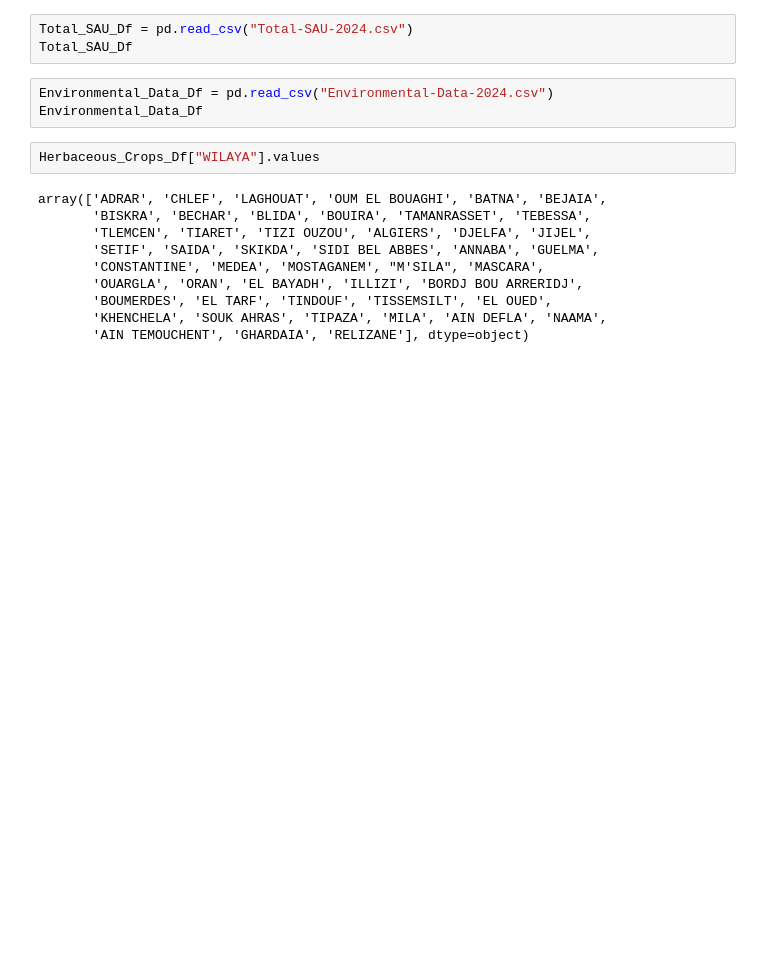
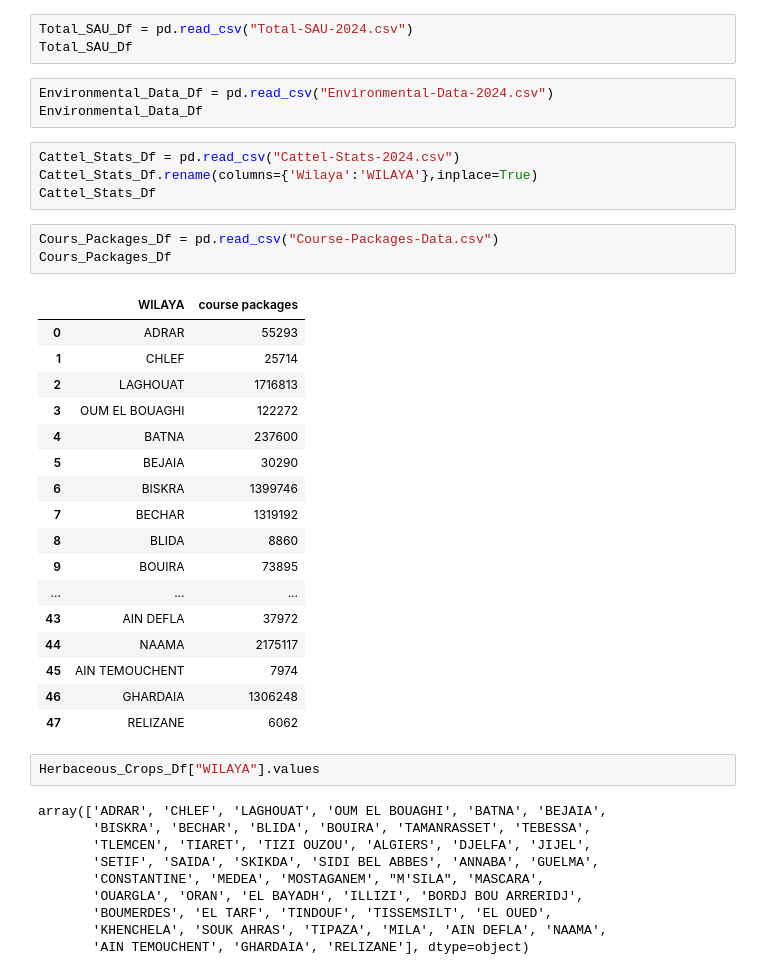
Before and after one commit to Mouadh-Bourezg/DataMiningProject, a Jupyter notebook: projectNotebook.ipynb, the cells around one changed output. Cells and saved outputs as stored; diff of their text form; blank space fills up the shorter version.

```diff
--- a/projectNotebook.ipynb
+++ b/projectNotebook.ipynb
@@ -15,6 +15,31 @@ Total_SAU_Df
 # %%
 Environmental_Data_Df = pd.read_csv("Environmental-Data-2024.csv")
 Environmental_Data_Df
+# %%
+Cattel_Stats_Df = pd.read_csv("Cattel-Stats-2024.csv")
+Cattel_Stats_Df.rename(columns={'Wilaya':'WILAYA'},inplace=True)
+Cattel_Stats_Df
+# %%
+Cours_Packages_Df = pd.read_csv("Course-Packages-Data.csv")
+Cours_Packages_Df
+# %% [output]
+|  | WILAYA | course packages |
+| 0 | ADRAR | 55293 |
+| 1 | CHLEF | 25714 |
+| 2 | LAGHOUAT | 1716813 |
+| 3 | OUM EL BOUAGHI | 122272 |
+| 4 | BATNA | 237600 |
+| 5 | BEJAIA | 30290 |
+| 6 | BISKRA | 1399746 |
+| 7 | BECHAR | 1319192 |
+| 8 | BLIDA | 8860 |
+| 9 | BOUIRA | 73895 |
+| ... | ... | ... |
+| 43 | AIN DEFLA | 37972 |
+| 44 | NAAMA | 2175117 |
+| 45 | AIN TEMOUCHENT | 7974 |
+| 46 | GHARDAIA | 1306248 |
+| 47 | RELIZANE | 6062 |
 # %%
 Herbaceous_Crops_Df["WILAYA"].values
 # %% [output]
```
Also changed, not shown: parts of 4 cells of this notebook, 1 other file.
